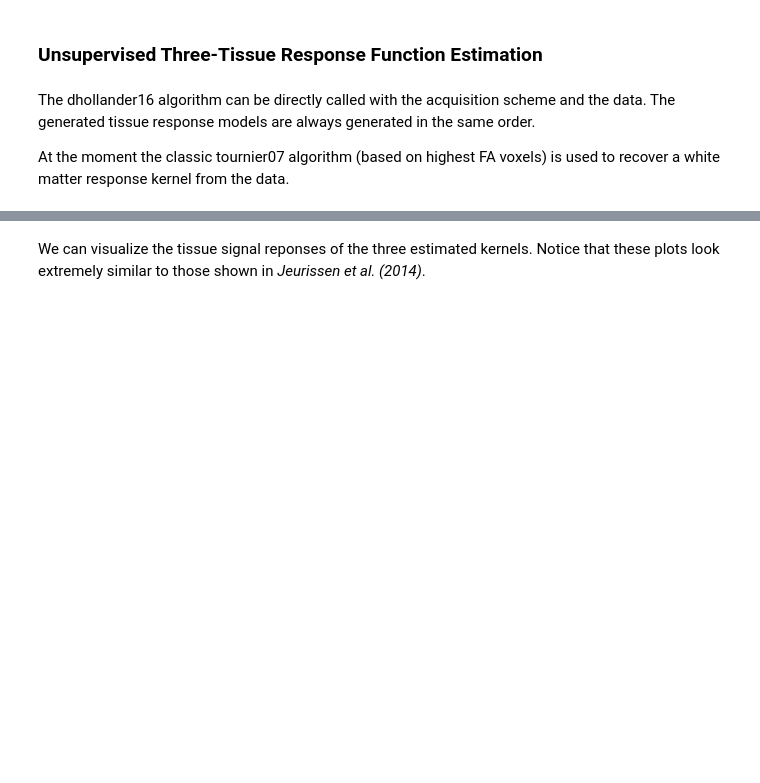
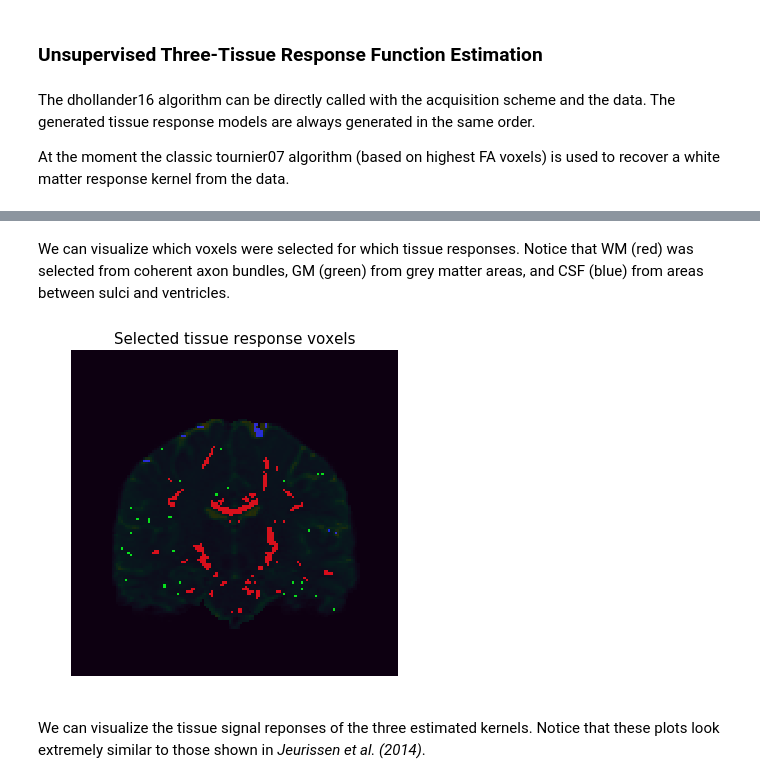
Before and after one commit to AthenaEPI/dmipy, a Jupyter notebook: examples/example_multi_tissue_constrained_spherical_deconvolution.ipynb, the cells around one changed output, grey strips where cells are left out. Drawn from its saved outputs; the diff is of its cells as text; code cells hidden in the pictures; blank space fills up the shorter version.

```diff
--- a/examples/example_multi_tissue_constrained_spherical_deconvolution.ipynb
+++ b/examples/example_multi_tissue_constrained_spherical_deconvolution.ipynb
@@ -36,3 +53,15 @@ tissue_responses = [wm, gm, csf]
+# %% [markdown]
+We can visualize which voxels were selected for which tissue responses. Notice that WM (red) was selected from coherent axon bundles, GM (green) from grey matter areas, and CSF (blue) from areas between sulci and ventricles.
+# %%
+import matplotlib.pyplot as plt
+%matplotlib inline
+plt.figure(figsize=[6, 6])
+plt.imshow(data_hcp[:, 0, :, 0].T, origin=True)
+plt.imshow(selection_map.squeeze().transpose((1, 0, 2)), origin=True, alpha=0.8)
+plt.axis('off')
+plt.title('Selected tissue response voxels', fontsize=15);
+# %% [output]
+[figure, added]
 # %% [markdown]
 We can visualize the tissue signal reponses of the three estimated kernels. Notice that these plots look extremely similar to those shown in *Jeurissen et al. (2014)*.
 # %%
```
Also changed, not shown: parts of 6 cells of this notebook, 2 other files.
